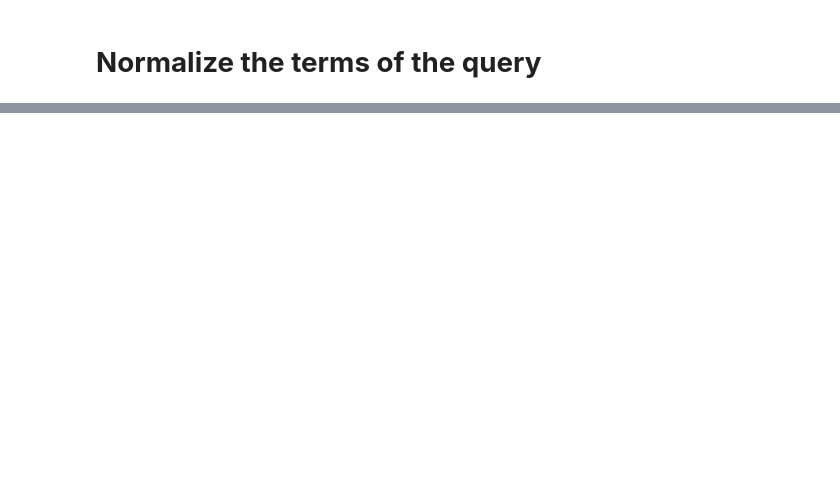
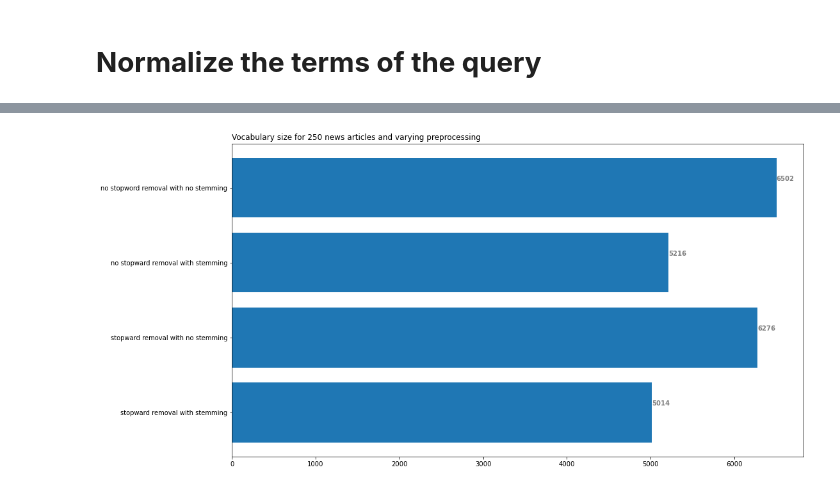
Before and after one commit to AkshithBellare/sem-7, a Jupyter notebook: Information-Retrieval/assignment - 1/assignment.ipynb, the cells around one changed output, grey strips where cells are left out. Saved outputs shown, nothing was run; the diff lists cells and outputs as text; code cells hidden in the pictures; blank space fills up the shorter version.

```diff
--- a/Information-Retrieval/assignment - 1/assignment.ipynb
+++ b/Information-Retrieval/assignment - 1/assignment.ipynb
@@ -44,6 +45,9 @@ for i in range(len(documents)):
     documents[i] = documents[i].lower()
 # %%
 tokens = []
+tokens_ns_s = []
+tokens_ns_ns = []
+tokens_s_ns = []
 stopwrds = stopwords.words()
 # %% [markdown]
 ## **3. Remove Stopwords**<br>
@@ -78,3 +91,5 @@ for i in range(len(documents)):
         if word in dict:
             if(i not in dict[word]):
                 dict[word].append(i)
+S_S = len(dict)
+print("Vocabular size with stopward removal with stemming --> ",len(dict))
@@ -80,0 +117,13 @@ for i in range(len(documents)):
+# %%
+
+dict_ns_s = {}
+for i in range(len(documents)):
+    for word in tokens_ns_s[i]:
+        if word not in dict_ns_s:
+            dict_ns_s[word] = [i]
+        if word in dict_ns_s:
+            if(i not in dict_ns_s[word]):
+                dict_ns_s[word].append(i)
+
+NS_S = len(dict_ns_s)
+print("Vocabular size without stopward removal with stemming --> ",len(dict_ns_s))
@@ -80,0 +135,12 @@ for i in range(len(documents)):
+# %%
+dict_ns_ns = {}
+for i in range(len(documents)):
+    for word in tokens_ns_ns[i]:
+        if word not in dict_ns_ns:
+            dict_ns_ns[word] = [i]
+        if word in dict_ns_ns:
+            if(i not in dict_ns_ns[word]):
+                dict_ns_ns[word].append(i)
+
+NS_NS = len(dict_ns_ns)
+print("Vocabular size without stopward removal without stemming --> ",len(dict_ns_ns))
@@ -147,0 +216,15 @@ boolean_check("abl", "accord", "area", [1,1,0])
+# %%
+preprocess = ["stopward removal with stemming", "stopward removal with no stemming", "no stopward removal with stemming", "no stopword removal with no stemming"]
+values = [S_S, S_NS, NS_S, NS_NS]
+
+fig, ax = plt.subplots(figsize =(16, 9))
+ax.barh(preprocess, values)
+for i in ax.patches:
+    plt.text(i.get_width()+0.2, i.get_y()+0.5,
+             str(round((i.get_width()), 2)),
+             fontsize = 10, fontweight ='bold',
+             color ='grey')
+ax.set_title('Vocabulary size for 250 news articles and varying preprocessing', loc='left')
+plt.show()
+# %% [output]
+[figure, added]
```
Also changed, not shown: parts of 14 cells of this notebook, 2 other files.
